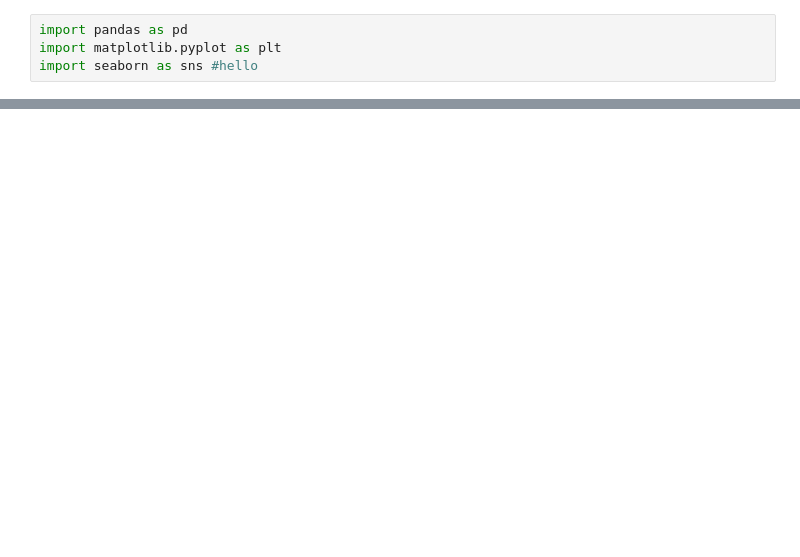
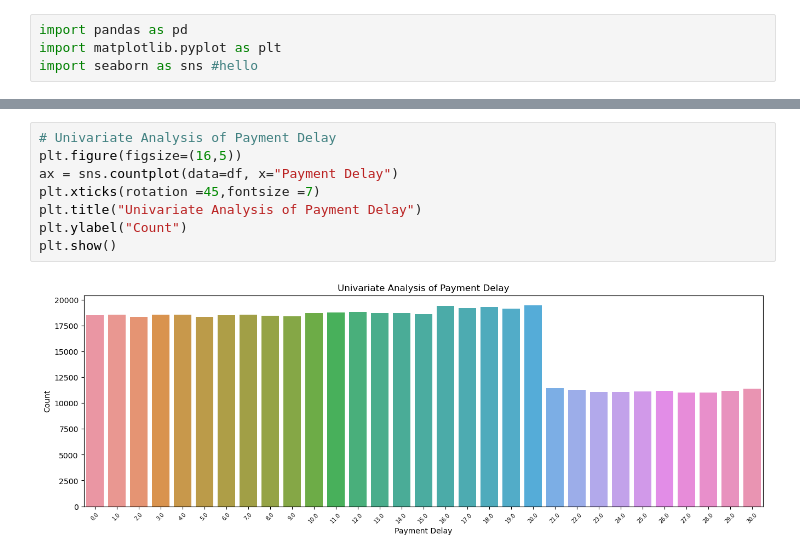
Before and after one commit to mdemayo/cuddly-octo-lamp, a Jupyter notebook: visualization.ipynb, the cells around one changed output, grey strips where cells are left out. Saved outputs shown, nothing was run; the diff lists cells and outputs as text; blank space fills up the shorter version.

```diff
--- a/visualization.ipynb
+++ b/visualization.ipynb
@@ -101,0 +124,10 @@ plt.show()
+# %%
+# Univariate Analysis of Payment Delay
+plt.figure(figsize=(16,5))
+ax = sns.countplot(data=df, x="Payment Delay")
+plt.xticks(rotation =45,fontsize =7)
+plt.title("Univariate Analysis of Payment Delay")
+plt.ylabel("Count")
+plt.show()
+# %% [output]
+[figure, added]
```
Also changed, not shown: parts of 16 cells of this notebook, 4 other files.
